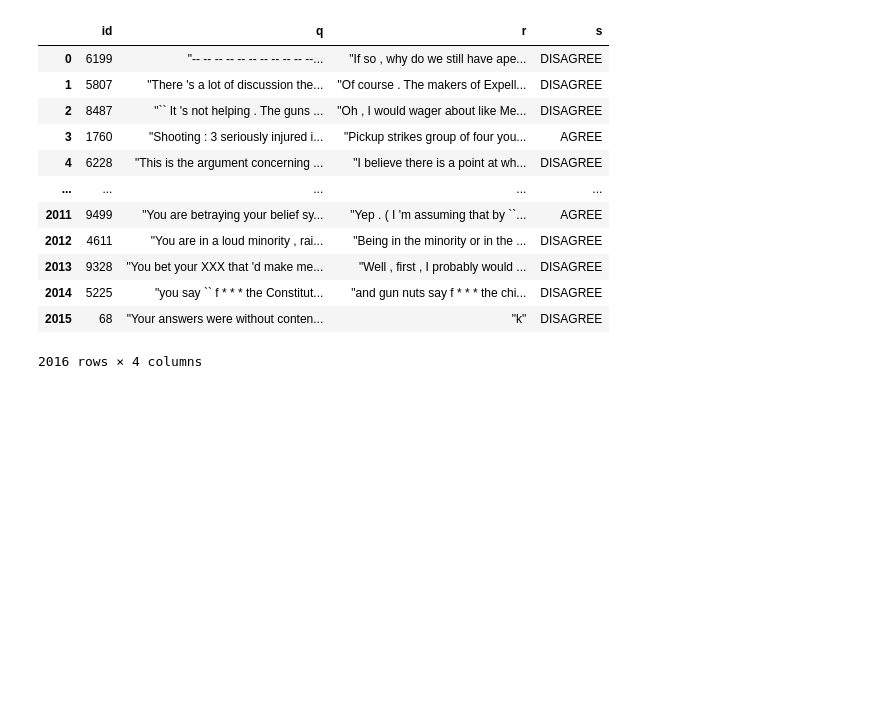
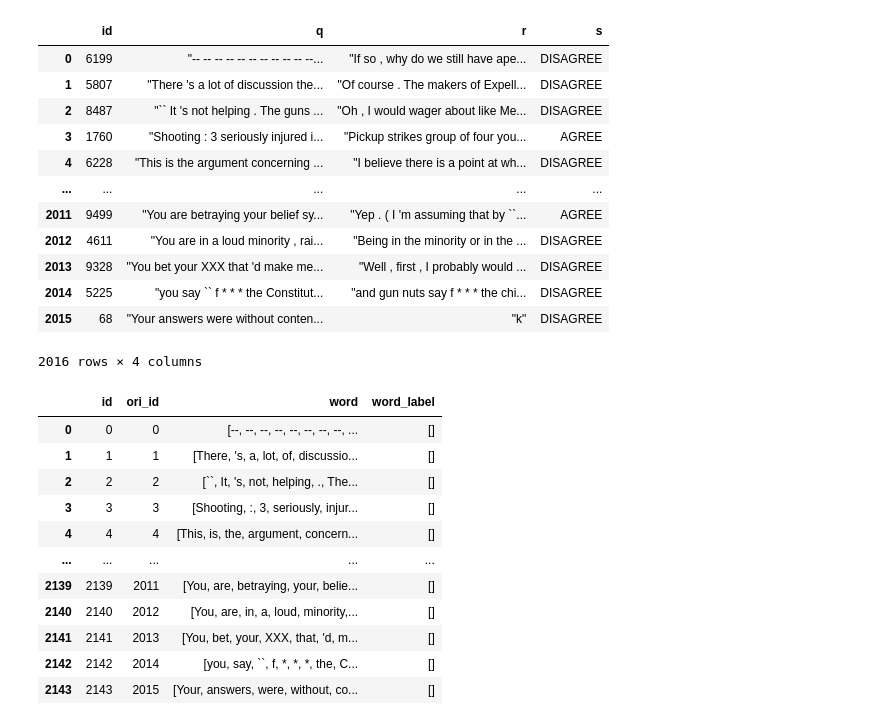
Before and after one commit to ChiuHsiaChang/IR_final, a Jupyter notebook: data_preprocessing.ipynb, the cells around one changed output. Cells and saved outputs as stored; diff of their text form; code cells hidden in the pictures; blank space fills up the shorter version.

```diff
--- a/data_preprocessing.ipynb
+++ b/data_preprocessing.ipynb
@@ -221,10 +319,11 @@ df_final
 # %%
+#按原长度直接output
 # for i in range(0,1):
-for i in range(0,len(df_processed)):
-    sentence = df.q[i] + [df.s[i]] + df.r[i]
-    sentence_label = df.word_label_q[i] + ['S'] + df.word_label_r[i]
-#     print(sentence,len(sentence),sentence_label,len(sentence_label))
-    df_final.at[i,'id'] = i
-    df_final.at[i,'word'] = sentence.copy()
-    df_final.at[i,'word_label'] = sentence_label.copy()
-df_final
+# for i in range(0,len(df)):
+#     sentence = df.q[i] + [df.s[i]] + df.r[i]
+#     sentence_label = df.word_label_q[i] + ['S'] + df.word_label_r[i]
+# #     print(sentence,len(sentence),sentence_label,len(sentence_label))
+#     df_final.at[i,'id'] = i
+#     df_final.at[i,'word'] = sentence.copy()
+#     df_final.at[i,'word_label'] = sentence_label.copy()
+# df_final
@@ -275,3 +360,86 @@ df.r = df.r.apply(lambda x: x.strip( '\"' ))
 # 分詞
 df.q = df.q.apply(lambda x: x.split())
 df.r = df.r.apply(lambda x: x.split())
+# %%
+df_test = pd.DataFrame(columns=['id','ori_id','word','word_label'])
+# %%
+#超过512的按长度均分句子
+df_test=df_test.drop(index=df_test.index)
+from math import ceil
+len_final = 0
+# for i in range(0,10):
+for i in range(0,len(df)):
+#比较q和r加和是否有超过512，如果有的话，比较q和r哪个更长，选择更长的那个值作为除数，除以255，看要切分成几份
+    sentence = df.q[i] + [df.s[i]] + df.r[i]
+    if(len(sentence)>512):
+        if(len(df.q[i]) >= 256 and len(df.r[i]) >= 256):
+            max_len = max(len(df.q[i]),len(df.r[i]))
+            split_num = ceil(max_len/255)
+            q_split_len = ceil(len(df.q[i])/split_num)
+            r_split_len = ceil(len(df.r[i])/split_num)
+            split_start_q = 0
+            split_start_r = 0
+            for j in range(0,split_num):
+                if(j<split_num-1):
+                    sentence = df.q[i][split_start_q:split_start_q+q_split_len] + [df.s[i]] + df.r[i][split_start_r:split_start_r+r_split_len]
+                else:
+                    sentence = df.q[i][split_start_q:] + [df.s[i]] + df.r[i][split_start_r:]
+                df_test.at[len_final,'id'] = len_final
+                df_test.at[len_final,'ori_id'] = i
+                df_test.at[len_final,'word'] = sentence.copy()
+                df_test.at[len_final,'word_label'] = []
+                split_start_q = split_start_q+q_split_len
+                split_start_r = split_start_r+r_split_len
+                len_final = len_final+1
+        elif(len(df.q[i])>256 and len(df.r[i])<256):
+            max_len = len(df.q[i])
+            split_num = ceil(max_len/255)
+            q_split_len = 255
+            split_start_q = 0
+            for j in range(0,split_num):
+                if(j<split_num-1):
+                    sentence = df.q[i][split_start_q:split_start_q+q_split_len] + [df.s[i]] + df.r[i]
+                else:
+                    sentence = df.q[i][split_start_q:] + [df.s[i]] + df.r[i]
+                df_test.at[len_final,'id'] = len_final
+                df_test.at[len_final,'ori_id'] = i
+                df_test.at[len_final,'word'] = sentence.copy()
+                df_test.at[len_final,'word_label'] = []
+                split_start_q = split_start_q+q_split_len
+                len_final = len_final+1
+        elif(len(df.q[i])<256 and len(df.r[i])>256):
+            max_len = len(df.r[i])
+            split_num = ceil(max_len/255)
+            r_split_len = 255
+            split_start_r = 0
+            for j in range(0,split_num):
+                if(j<split_num-1):
+                    sentence = df.q[i] + [df.s[i]] + df.r[i][split_start_r:split_start_r+r_split_len]
+                else:
+                    sentence = df.q[i] + [df.s[i]] + df.r[i][split_start_r:]
+                df_test.at[len_final,'id'] = len_final
+                df_test.at[len_final,'ori_id'] = i
+                df_test.at[len_final,'word'] = sentence.copy()
+                df_test.at[len_final,'word_label'] = []
+                split_start_r = split_start_r+r_split_len
+                len_final = len_final+1
+    else:
+        df_test.at[len_final,'id'] = len_final
+        df_test.at[len_final,'ori_id'] = i
+        df_test.at[len_final,'word'] = sentence.copy()
+        df_test.at[len_final,'word_label'] = []
+        len_final = len_final+1
+df_test
+# %% [output]
+|  | id | ori_id | word | word_label |
+| 0 | 0 | 0 | [--, --, --, --, --, --, --, --, ... | [] |
+| 1 | 1 | 1 | [There, 's, a, lot, of, discussio... | [] |
+| 2 | 2 | 2 | [``, It, 's, not, helping, ., The... | [] |
+| 3 | 3 | 3 | [Shooting, :, 3, seriously, injur... | [] |
+| 4 | 4 | 4 | [This, is, the, argument, concern... | [] |
+| ... | ... | ... | ... | ... |
+| 2139 | 2139 | 2011 | [You, are, betraying, your, belie... | [] |
+| 2140 | 2140 | 2012 | [You, are, in, a, loud, minority,... | [] |
+| 2141 | 2141 | 2013 | [You, bet, your, XXX, that, 'd, m... | [] |
+| 2142 | 2142 | 2014 | [you, say, ``, f, *, *, *, the, C... | [] |
+| 2143 | 2143 | 2015 | [Your, answers, were, without, co... | [] |
```
Also changed, not shown: parts of 16 cells of this notebook, 8 other files.
